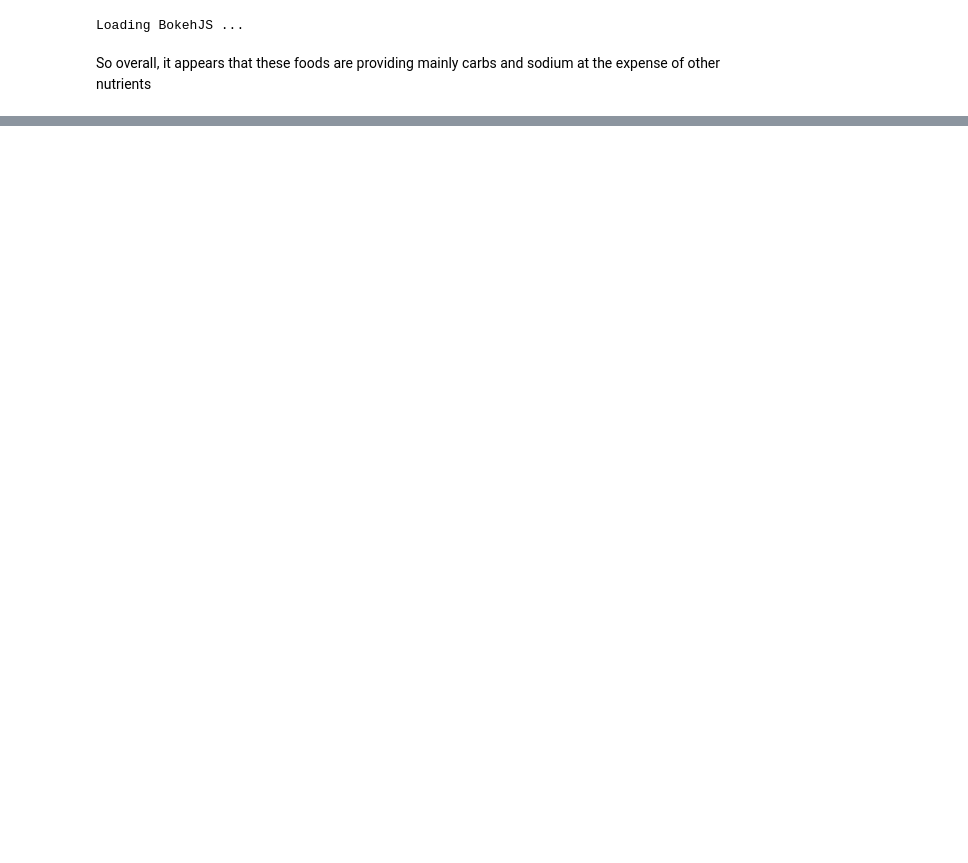
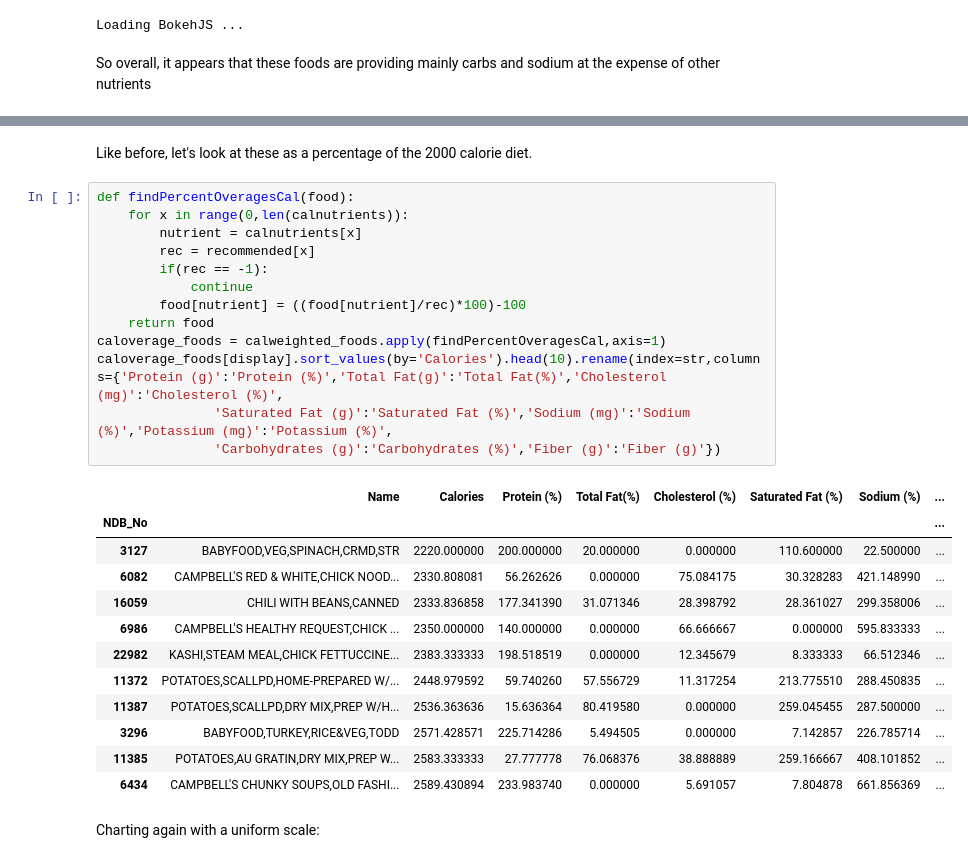
Before and after one commit to jaideng123/FoodDude, a Jupyter notebook: Food Dude.ipynb, the cells around one changed output, grey strips where cells are left out. Drawn from its saved outputs; the diff is of its cells as text; blank space fills up the shorter version.

```diff
--- a/Food Dude.ipynb
+++ b/Food Dude.ipynb
@@ -251,0 +386,30 @@ So overall, it appears that these foods are providing mainly carbs and sodium at
+# %% [markdown]
+Like before, let's look at these as a percentage of the 2000 calorie diet.
+# %%
+def findPercentOveragesCal(food):
+    for x in range(0,len(calnutrients)):
+        nutrient = calnutrients[x]
+        rec = recommended[x]
+        if(rec == -1):
+            continue
+        food[nutrient] = ((food[nutrient]/rec)*100)-100
+    return food
+caloverage_foods = calweighted_foods.apply(findPercentOveragesCal,axis=1)
+caloverage_foods[display].sort_values(by='Calories').head(10).rename(index=str,columns={'Protein (g)':'Protein (%)','Total Fat(g)':'Total Fat(%)','Cholesterol (mg)':'Cholesterol (%)',
+               'Saturated Fat (g)':'Saturated Fat (%)','Sodium (mg)':'Sodium (%)','Potassium (mg)':'Potassium (%)',
+               'Carbohydrates (g)':'Carbohydrates (%)','Fiber (g)':'Fiber (g)'})
+# %% [output]
+|  | Name | Calories | Protein (%) | Total Fat(%) | Cholesterol (%) | Saturated Fat (%) | Sodium (%) | ... |
+| NDB_No |  |  |  |  |  |  |  | ... |
+| 3127 | BABYFOOD,VEG,SPINACH,CRMD,STR | 2220.000000 | 200.000000 | 20.000000 | 0.000000 | 110.600000 | 22.500000 | ... |
+| 6082 | CAMPBELL'S RED & WHITE,CHICK NOOD... | 2330.808081 | 56.262626 | 0.000000 | 75.084175 | 30.328283 | 421.148990 | ... |
+| 16059 | CHILI WITH BEANS,CANNED | 2333.836858 | 177.341390 | 31.071346 | 28.398792 | 28.361027 | 299.358006 | ... |
+| 6986 | CAMPBELL'S HEALTHY REQUEST,CHICK ... | 2350.000000 | 140.000000 | 0.000000 | 66.666667 | 0.000000 | 595.833333 | ... |
+| 22982 | KASHI,STEAM MEAL,CHICK FETTUCCINE... | 2383.333333 | 198.518519 | 0.000000 | 12.345679 | 8.333333 | 66.512346 | ... |
+| 11372 | POTATOES,SCALLPD,HOME-PREPARED W/... | 2448.979592 | 59.740260 | 57.556729 | 11.317254 | 213.775510 | 288.450835 | ... |
+| 11387 | POTATOES,SCALLPD,DRY MIX,PREP W/H... | 2536.363636 | 15.636364 | 80.419580 | 0.000000 | 259.045455 | 287.500000 | ... |
+| 3296 | BABYFOOD,TURKEY,RICE&VEG,TODD | 2571.428571 | 225.714286 | 5.494505 | 0.000000 | 7.142857 | 226.785714 | ... |
+| 11385 | POTATOES,AU GRATIN,DRY MIX,PREP W... | 2583.333333 | 27.777778 | 76.068376 | 38.888889 | 259.166667 | 408.101852 | ... |
+| 6434 | CAMPBELL'S CHUNKY SOUPS,OLD FASHI... | 2589.430894 | 233.983740 | 0.000000 | 5.691057 | 7.804878 | 661.856369 | ... |
+# %% [markdown]
+Charting again with a uniform scale:
```
Also changed, not shown: parts of 11 cells of this notebook.
